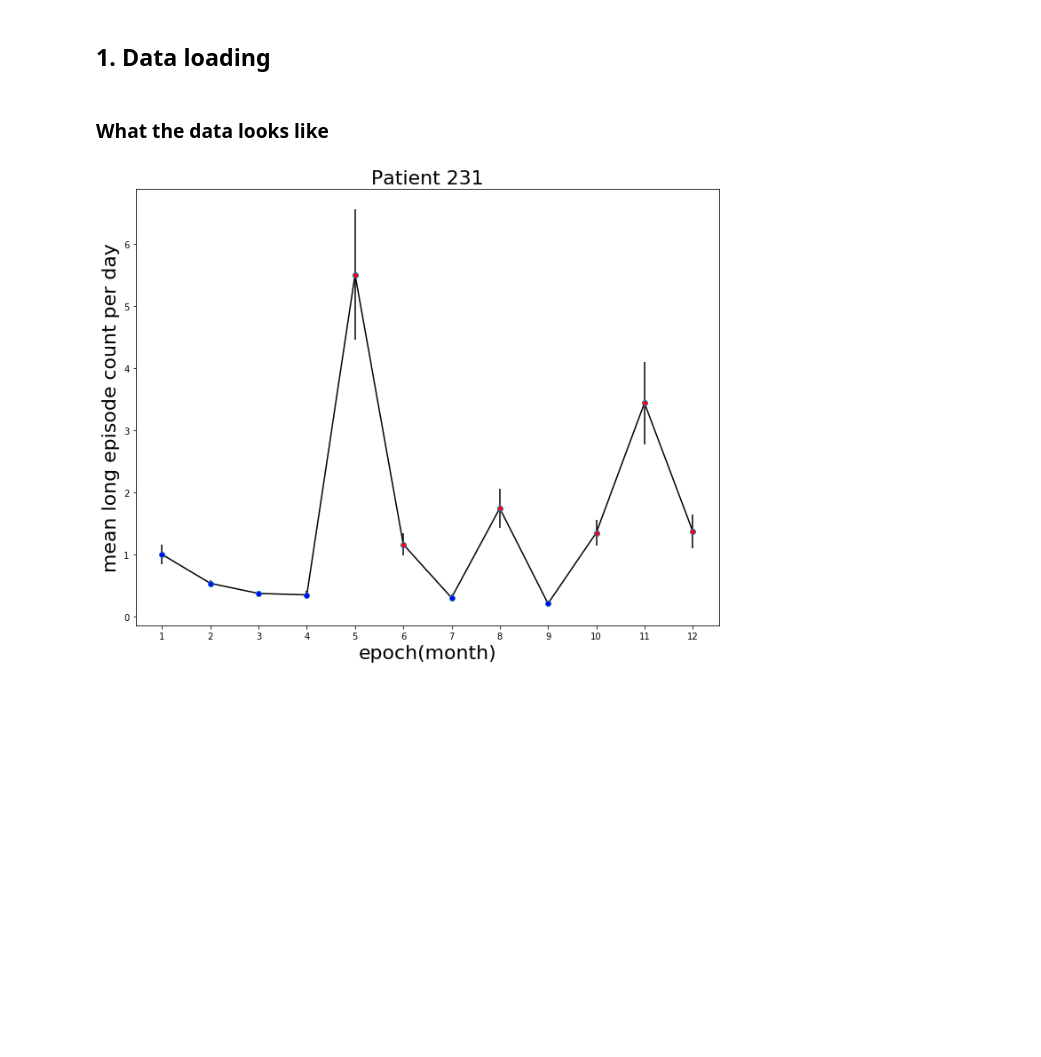
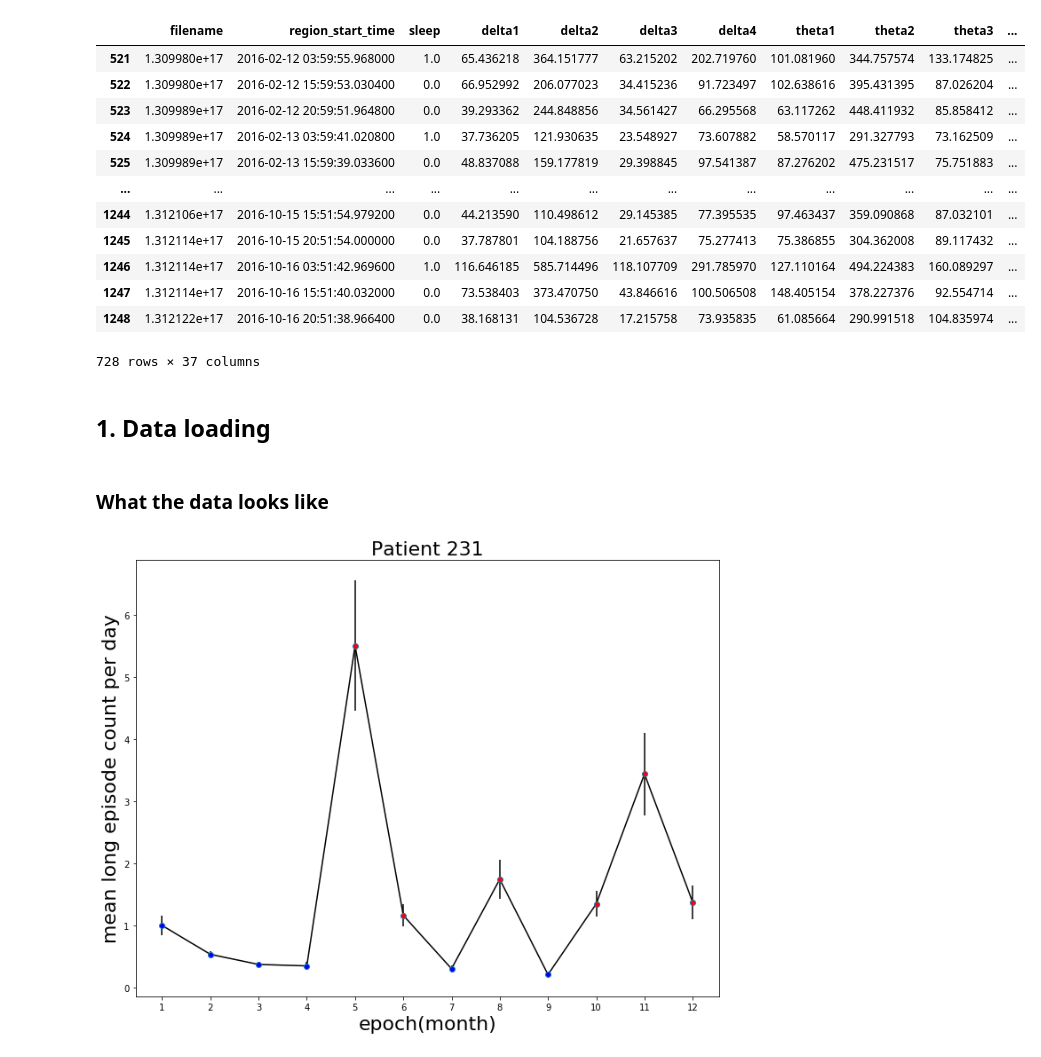
Before and after one commit to sdot08/Optimization-of-Responsive-Neurostimulation-RNS-Therapy-through-Data-Mining-Approaches, a Jupyter notebook: src/ML results.ipynb, the cells around one changed output. Saved outputs shown, nothing was run; the diff lists cells and outputs as text; code cells hidden in the pictures; blank space fills up the shorter version.

```diff
--- a/src/ML results.ipynb
+++ b/src/ML results.ipynb
@@ -45,3 +83,19 @@ pats = [p231, p222_1, p222_2]
+# %%
+p231_oo.features
+# %% [output]
+|  | filename | region_start_time | sleep | delta1 | delta2 | delta3 | delta4 | theta1 | theta2 | theta3 | ... |
+| 521 | 1.309980e+17 | 2016-02-12 03:59:55.968000 | 1.0 | 65.436218 | 364.151777 | 63.215202 | 202.719760 | 101.081960 | 344.757574 | 133.174825 | ... |
+| 522 | 1.309980e+17 | 2016-02-12 15:59:53.030400 | 0.0 | 66.952992 | 206.077023 | 34.415236 | 91.723497 | 102.638616 | 395.431395 | 87.026204 | ... |
+| 523 | 1.309989e+17 | 2016-02-12 20:59:51.964800 | 0.0 | 39.293362 | 244.848856 | 34.561427 | 66.295568 | 63.117262 | 448.411932 | 85.858412 | ... |
+| 524 | 1.309989e+17 | 2016-02-13 03:59:41.020800 | 1.0 | 37.736205 | 121.930635 | 23.548927 | 73.607882 | 58.570117 | 291.327793 | 73.162509 | ... |
+| 525 | 1.309989e+17 | 2016-02-13 15:59:39.033600 | 0.0 | 48.837088 | 159.177819 | 29.398845 | 97.541387 | 87.276202 | 475.231517 | 75.751883 | ... |
+| ... | ... | ... | ... | ... | ... | ... | ... | ... | ... | ... | ... |
+| 1244 | 1.312106e+17 | 2016-10-15 15:51:54.979200 | 0.0 | 44.213590 | 110.498612 | 29.145385 | 77.395535 | 97.463437 | 359.090868 | 87.032101 | ... |
+| 1245 | 1.312114e+17 | 2016-10-15 20:51:54.000000 | 0.0 | 37.787801 | 104.188756 | 21.657637 | 75.277413 | 75.386855 | 304.362008 | 89.117432 | ... |
+| 1246 | 1.312114e+17 | 2016-10-16 03:51:42.969600 | 1.0 | 116.646185 | 585.714496 | 118.107709 | 291.785970 | 127.110164 | 494.224383 | 160.089297 | ... |
+| 1247 | 1.312114e+17 | 2016-10-16 15:51:40.032000 | 0.0 | 73.538403 | 373.470750 | 43.846616 | 100.506508 | 148.405154 | 378.227376 | 92.554714 | ... |
+| 1248 | 1.312122e+17 | 2016-10-16 20:51:38.966400 | 0.0 | 38.168131 | 104.536728 | 17.215758 | 73.935835 | 61.085664 | 290.991518 | 104.835974 | ... |
+728 rows × 37 columns
 # %% [markdown]
 ## 1. Data loading
 # %% [markdown]
```
Also changed, not shown: parts of 11 cells of this notebook, 41 other files.
